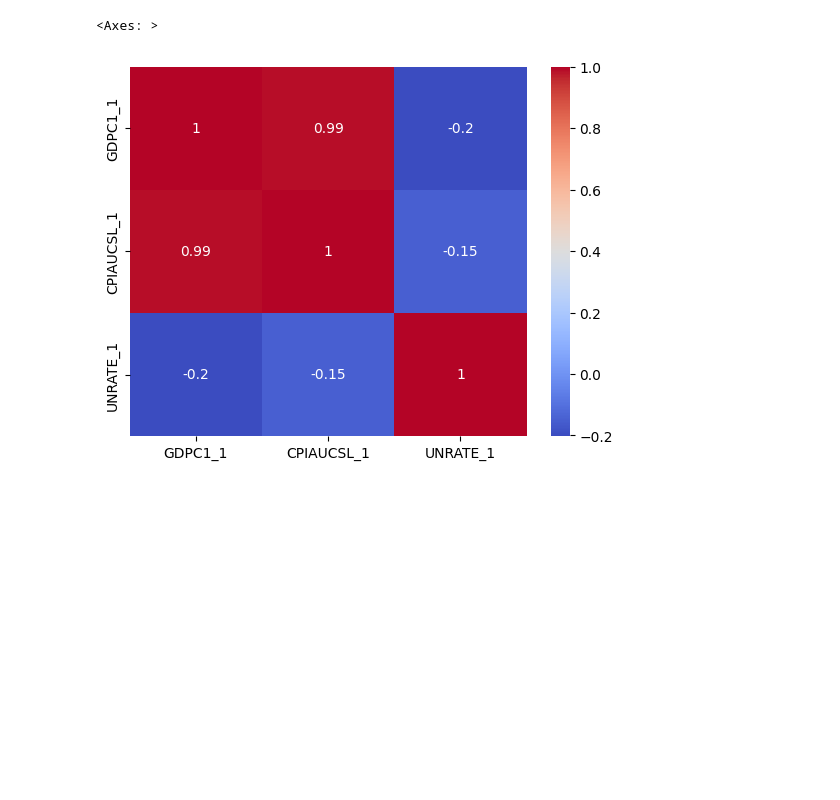
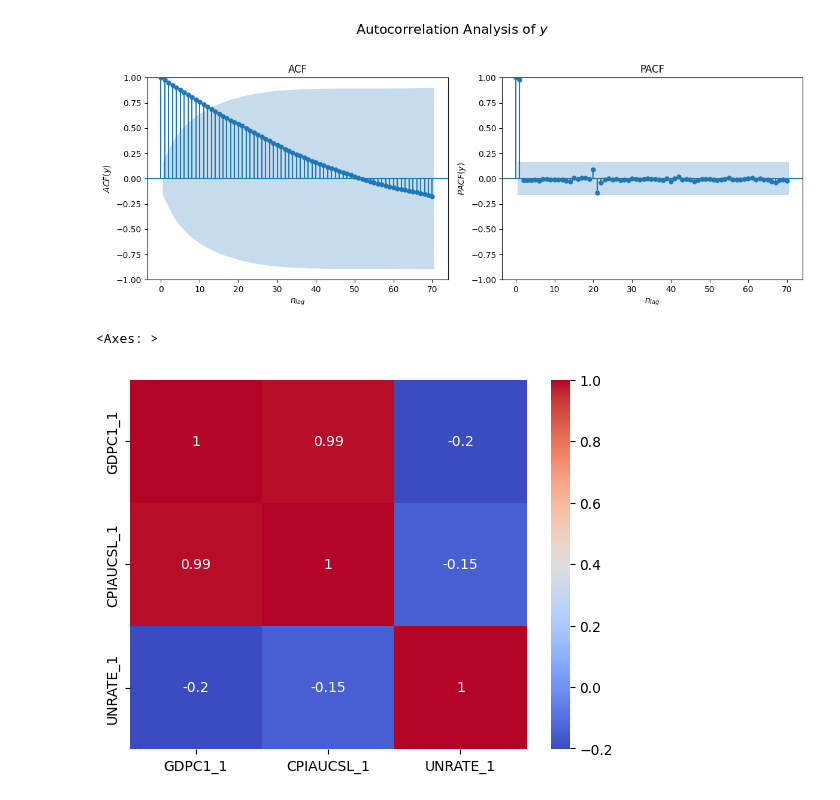
Before and after one commit to GongJr0/Econometrics2025-Project, a Jupyter notebook: main.ipynb, the cells around one changed output. Cells and saved outputs as stored; diff of their text form; code cells hidden in the pictures; blank space fills up the shorter version.

```diff
--- a/main.ipynb
+++ b/main.ipynb
@@ -18,6 +19,22 @@ unrate = pd.read_csv('./data/fred/UNRATE.csv', low_memory=False, encoding='utf-8
 set = [rgdp, tcu, unrate]
 for df in set:
     df.set_index("observation_date", inplace=True)
+# %%
+fig, ax = plt.subplots(1, 2, figsize=(12, 5))
+
+plot_acf(rgdp, ax[0], title=r"ACF", lags=70)
+ax[0].set_xlabel(r"$n_{lag}$")
+ax[0].set_ylabel(r"$ACF(y)$")
+
+plot_pacf(rgdp, ax[1], title=r"PACF", lags=70)
+ax[1].set_xlabel(r"$n_{lag}$")
+ax[1].set_ylabel(r"$PACF(y)$")
+
+plt.suptitle(r"Autocorrelation Analysis of $y$", fontsize=16)
+plt.tight_layout(rect=[0, 0, 1, 0.95])
+plt.show()
+# %% [output]
+[figure, added]
 # %%
 target = pd.Series(rgdp['GDPC1'])
 X = pd.concat([rgdp, tcu.loc[rgdp.index], unrate.loc[rgdp.index]], axis=1)
```
Also changed, not shown: parts of 4 cells of this notebook.
